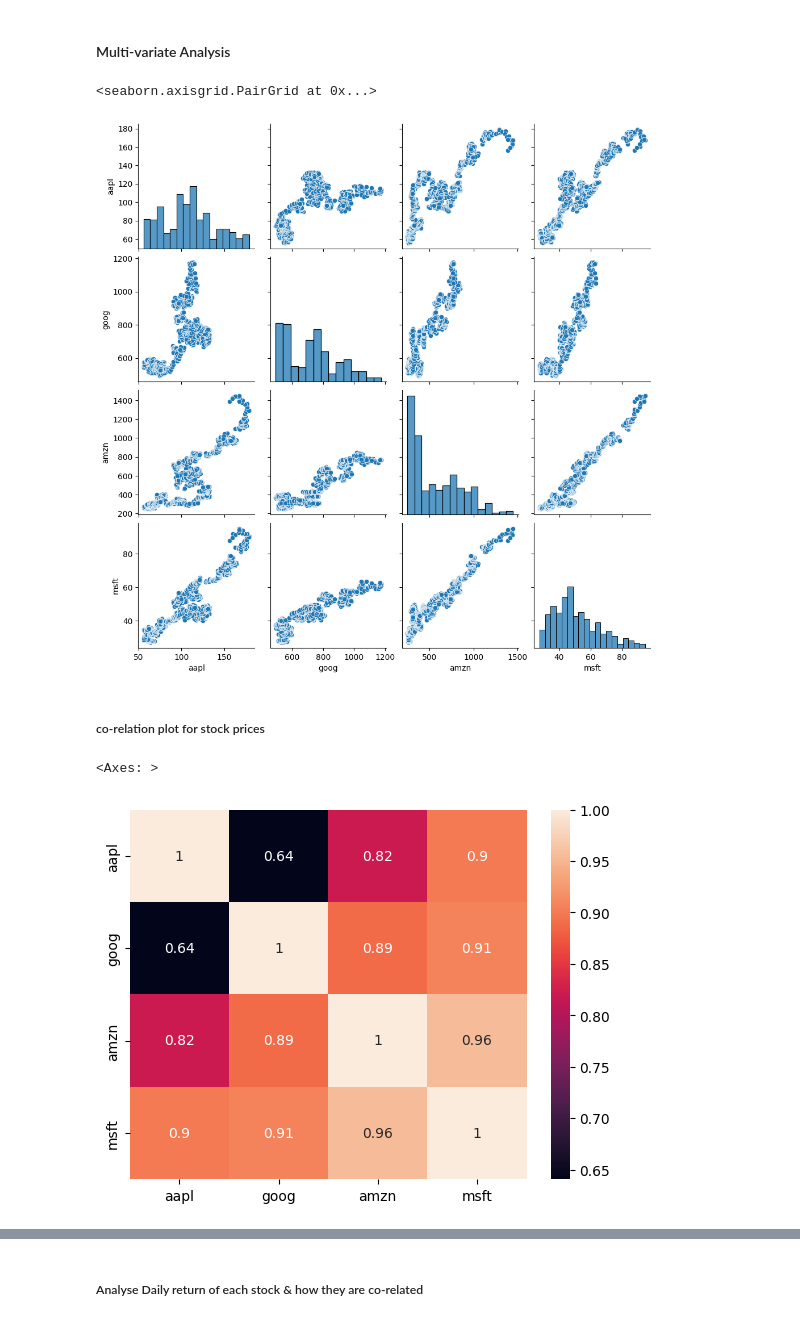
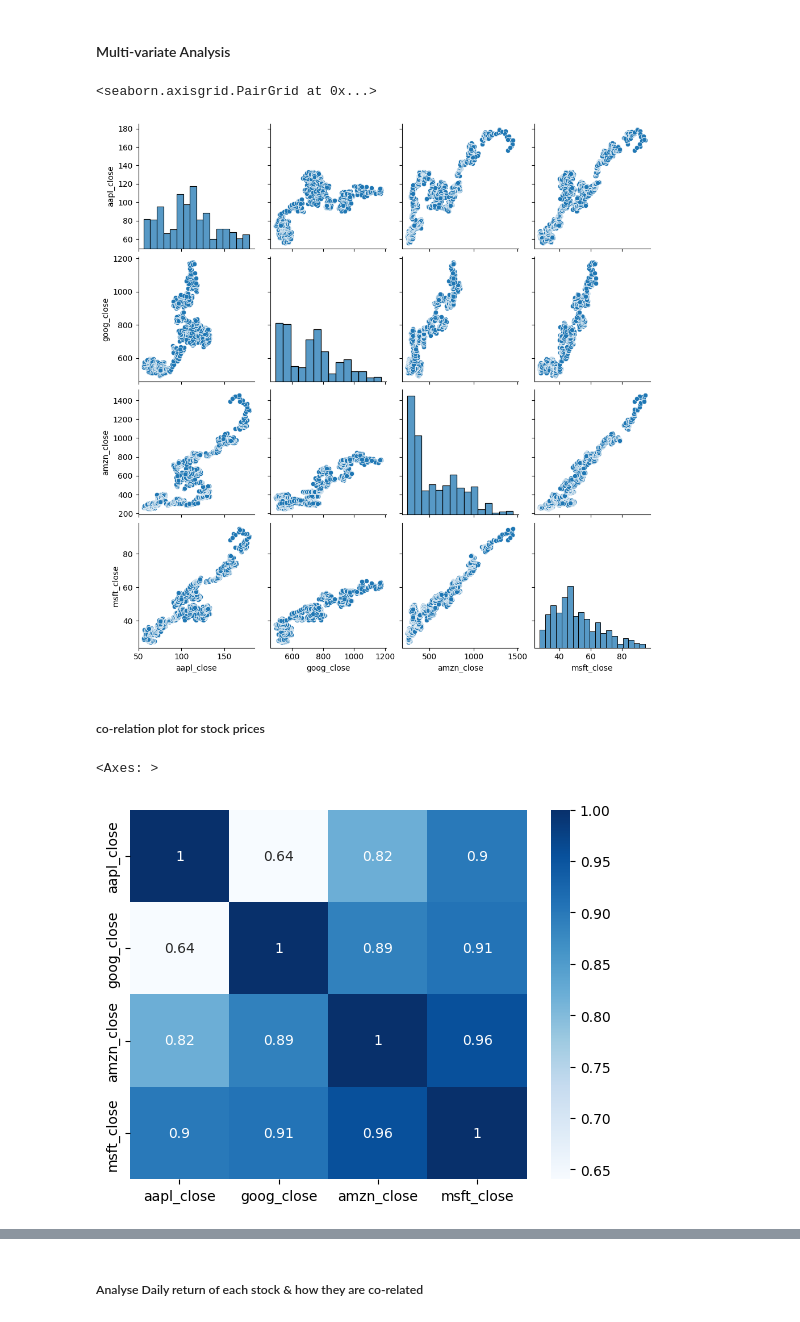
Before and after one commit to dkhiani6/Data-Analysis-Projects, a Jupyter notebook: Stock Price Analysis/Stock_Price_EDA.ipynb, the cells around one changed output, grey strips where cells are left out. Saved outputs shown, nothing was run; the diff lists cells and outputs as text; code cells hidden in the pictures.

```diff
--- a/Stock Price Analysis/Stock_Price_EDA.ipynb
+++ b/Stock Price Analysis/Stock_Price_EDA.ipynb
@@ -269,0 +310,9 @@ close.head()
+# %%
+### create a blank dataframe and storing just the closing stock prices in it
+closing_price=pd.DataFrame()
+closing_price['aapl_close']=aapl['close']
+closing_price['goog_close']=goog['close']
+closing_price['amzn_close']=amzn['close']
+closing_price['msft_close']=msft['close']
+
+closing_price.head()
@@ -270,14 +326,14 @@ close.head()
 # %% [markdown]
 #### Multi-variate Analysis
 # %%
-sns.pairplot(data=close)
+sns.pairplot(data=closing_price)
 # %% [output]
 <seaborn.axisgrid.PairGrid at 0x...>
-[figure, old version]
+[figure, new version]
 # %% [markdown]
 ##### co-relation plot for stock prices
 # %%
-sns.heatmap(close.corr(),annot=True)
+sns.heatmap(closing_price.corr(), annot=True,cmap='Blues')
 # %% [output]
 <Axes: >
-[figure, old version]
+[figure, new version]
```
Also changed, not shown: parts of 67 cells of this notebook, 2 other files.
